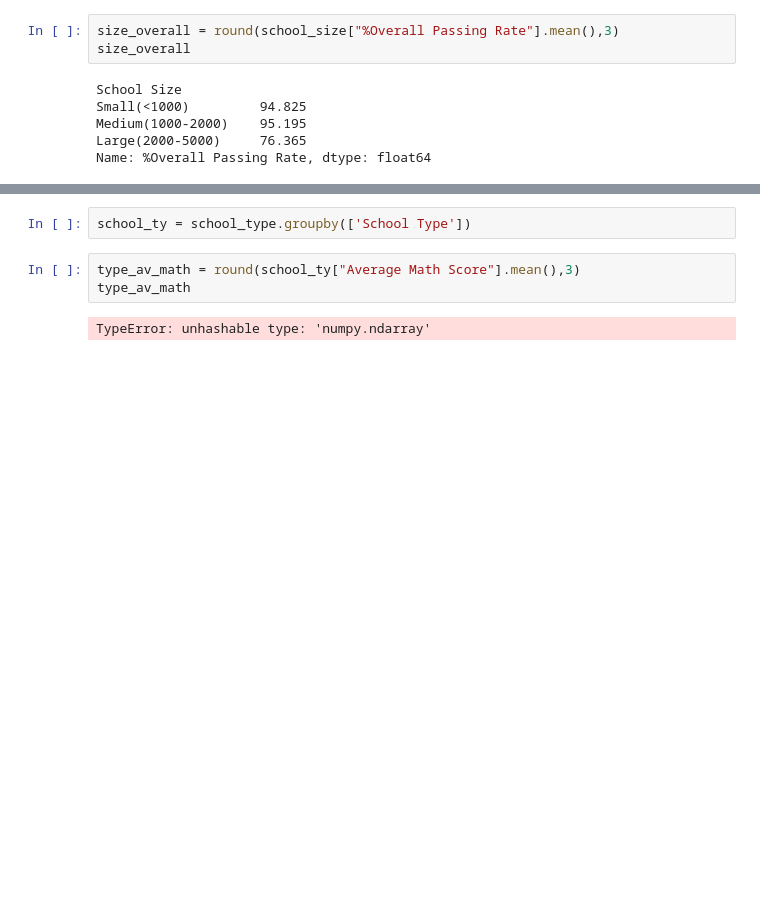
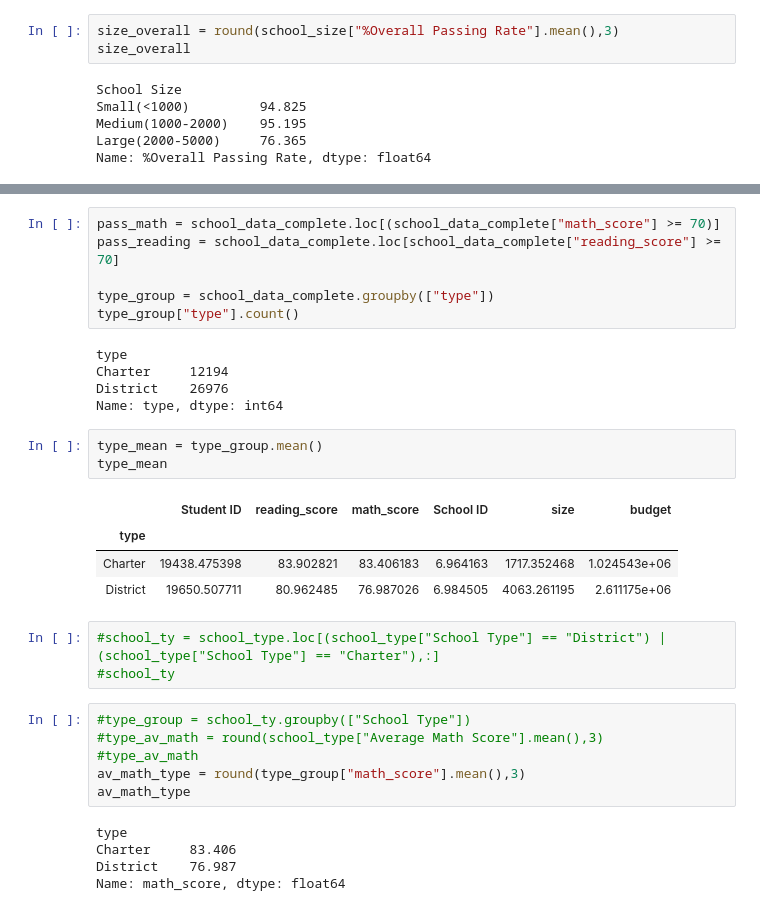
Before and after one commit to Pame1481/Pandas-Challenge, a Jupyter notebook: Academy of Py/Academy of Py.ipynb, the cells around one changed output, grey strips where cells are left out. Saved outputs shown, nothing was run; the diff lists cells and outputs as text; blank space fills up the shorter version.

```diff
--- a/Academy of Py/Academy of Py.ipynb
+++ b/Academy of Py/Academy of Py.ipynb
@@ -890,10 +890,36 @@ school_type
 | Thomas High School | [Charter] | 83.418 | 83.849 | 93.272 | 97.309 | ... |
 | Wilson High School | [Charter] | 83.274 | 83.989 | 93.868 | 96.540 | ... |
 | Wright High School | [Charter] | 83.682 | 83.955 | 93.333 | 96.611 | ... |
-# %%
-school_ty = school_type.groupby(['School Type'])
+# %%
+pass_math = school_data_complete.loc[(school_data_complete["math_score"] >= 70)]
+pass_reading = school_data_complete.loc[school_data_complete["reading_score"] >= 70]
+
+type_group = school_data_complete.groupby(["type"])
+type_group["type"].count()
+# %% [output]
+type
+Charter     12194
+District    26976
+Name: type, dtype: int64
+# %%
+type_mean = type_group.mean()
+type_mean
+# %% [output]
+|  | Student ID | reading_score | math_score | School ID | size | budget |
+| type |  |  |  |  |  |  |
+| Charter | 19438.475398 | 83.902821 | 83.406183 | 6.964163 | 1717.352468 | 1.024543e+06 |
+| District | 19650.507711 | 80.962485 | 76.987026 | 6.984505 | 4063.261195 | 2.611175e+06 |
+# %%
+#school_ty = school_type.loc[(school_type["School Type"] == "District") | (school_type["School Type"] == "Charter"),:]
+#school_ty
 # %%
-type_av_math = round(school_ty["Average Math Score"].mean(),3)
-type_av_math
+#type_group = school_ty.groupby(["School Type"])
+#type_av_math = round(school_type["Average Math Score"].mean(),3)
+#type_av_math
+av_math_type = round(type_group["math_score"].mean(),3)
+av_math_type
 # %% [output]
-TypeError: unhashable type: 'numpy.ndarray'
+type
+Charter     83.406
+District    76.987
+Name: math_score, dtype: float64
```
Also changed, not shown: parts of 9 cells of this notebook.
